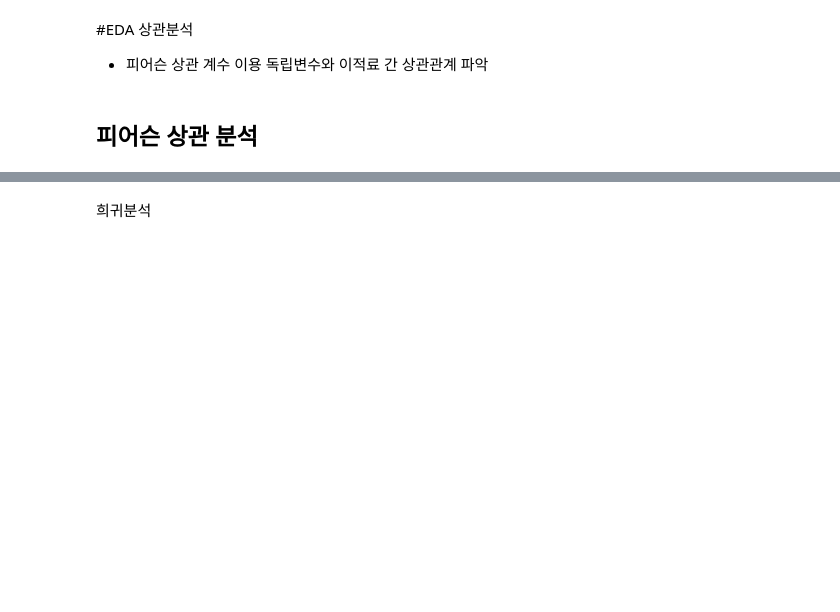
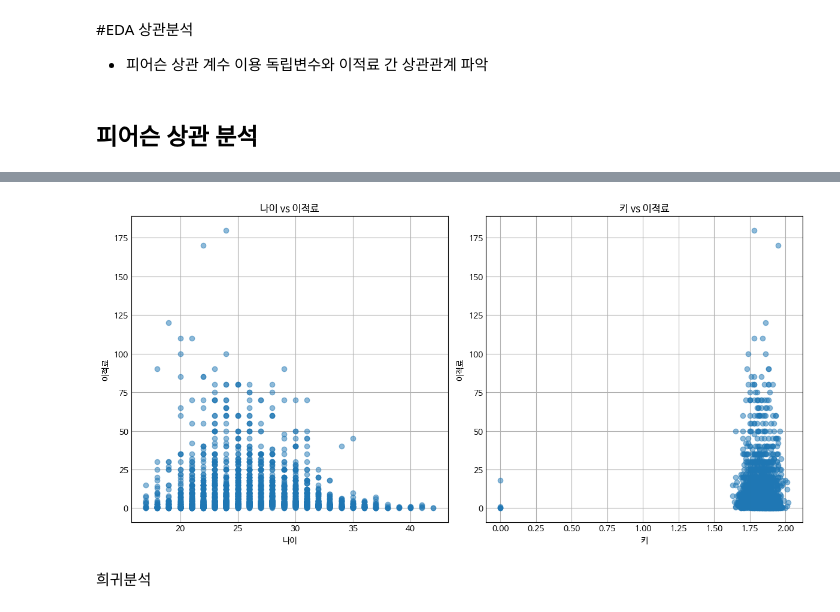
Before and after one commit to nyulnyul/FootballValues, a Jupyter notebook: footballvalue.ipynb, the cells around one changed output, grey strips where cells are left out. Drawn from its saved outputs; the diff is of its cells as text; code cells hidden in the pictures; blank space fills up the shorter version.

```diff
--- a/footballvalue.ipynb
+++ b/footballvalue.ipynb
@@ -391,3 +391,29 @@ plt.show()
+# %%
+
+df = df.fillna(0)
+df_cleaned = df[['나이', '키', '이적료']]
+
+# 나이와 이적료 간의 산점도
+plt.figure(figsize=(12, 6))
+
+# 나이와 이적료
+plt.subplot(1, 2, 1)
+plt.scatter(df_cleaned['나이'], df_cleaned['이적료'], alpha=0.5)
+plt.title('나이 vs 이적료')
+plt.xlabel('나이')
+plt.ylabel('이적료')
+
+# 키와 이적료 간의 산점도
+plt.subplot(1, 2, 2)
+plt.scatter(df_cleaned['키'], df_cleaned['이적료'], alpha=0.5)
+plt.title('키 vs 이적료')
+plt.xlabel('키')
+plt.ylabel('이적료')
+
+plt.tight_layout()
+plt.show()
+# %% [output]
+[figure, added]
 # %% [markdown]
 희귀분석
 # %%
```
Also changed, not shown: parts of 12 cells of this notebook.
